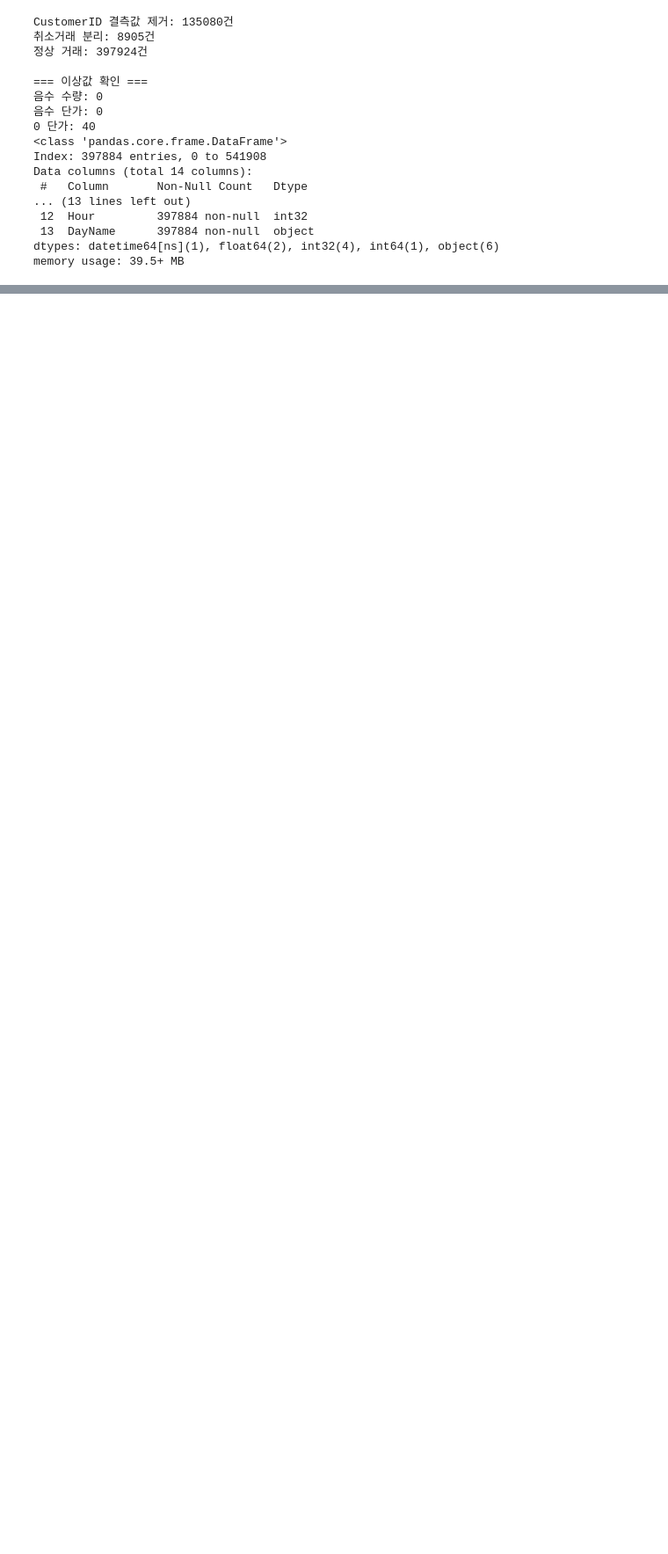
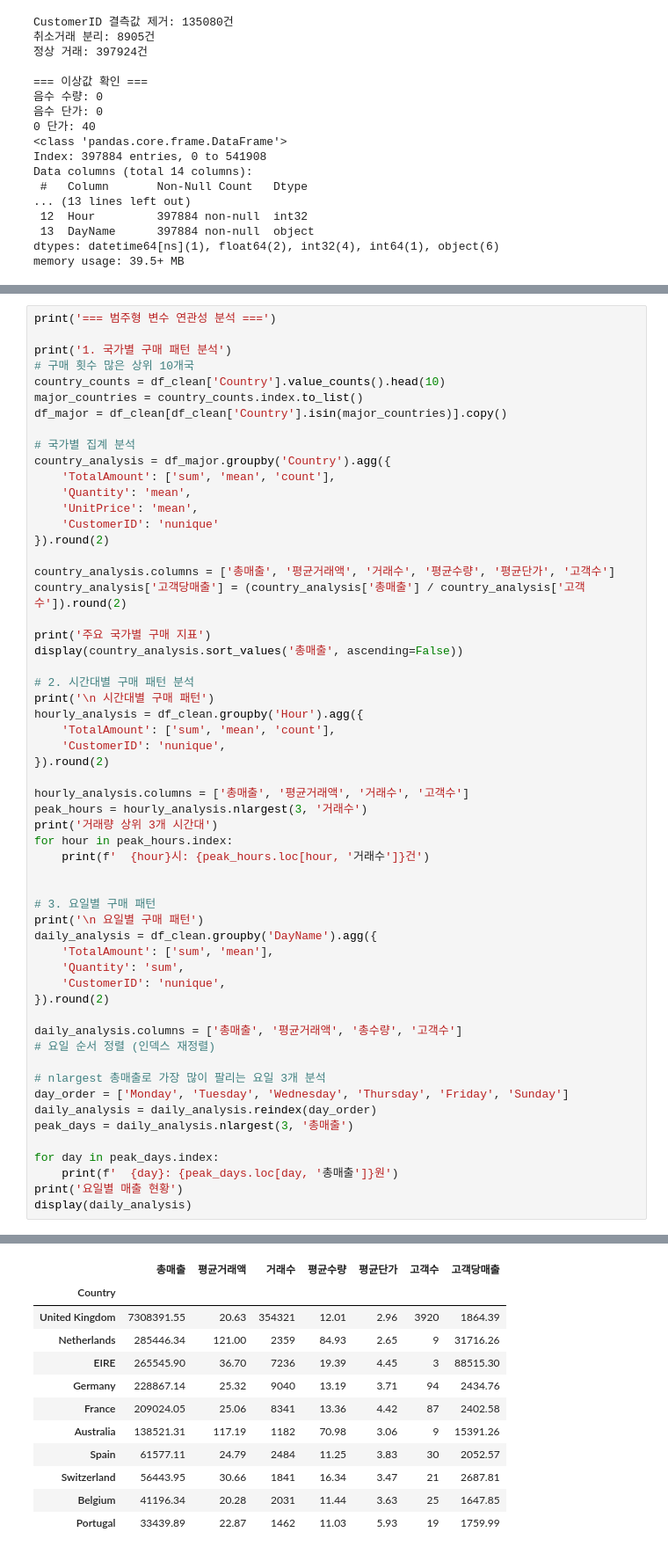
Before and after one commit to tipayo1/TIL, a Jupyter notebook: 데이터분석/06_corr.ipynb, the cells around one changed output, grey strips where cells are left out. Shown at 88% size. Saved outputs shown, nothing was run; the diff lists cells and outputs as text; blank space fills up the shorter version.

```diff
--- a/데이터분석/06_corr.ipynb
+++ b/데이터분석/06_corr.ipynb
@@ -247,0 +587,58 @@ correlation_data
+# %%
+print('=== 범주형 변수 연관성 분석 ===')
+
+print('1. 국가별 구매 패턴 분석')
+# 구매 횟수 많은 상위 10개국
+country_counts = df_clean['Country'].value_counts().head(10)
+major_countries = country_counts.index.to_list()
+df_major = df_clean[df_clean['Country'].isin(major_countries)].copy()
+
+# 국가별 집계 분석
+country_analysis = df_major.groupby('Country').agg({
+    'TotalAmount': ['sum', 'mean', 'count'],
+    'Quantity': 'mean',
+    'UnitPrice': 'mean',
+    'CustomerID': 'nunique'
+}).round(2)
+
+country_analysis.columns = ['총매출', '평균거래액', '거래수', '평균수량', '평균단가', '고객수']
+country_analysis['고객당매출'] = (country_analysis['총매출'] / country_analysis['고객수']).round(2)
+
+print('주요 국가별 구매 지표')
+display(country_analysis.sort_values('총매출', ascending=False))
+
+# 2. 시간대별 구매 패턴 분석
+print('\n 시간대별 구매 패턴')
+hourly_analysis = df_clean.groupby('Hour').agg({
+    'TotalAmount': ['sum', 'mean', 'count'],
+    'CustomerID': 'nunique',
+}).round(2)
+
+hourly_analysis.columns = ['총매출', '평균거래액', '거래수', '고객수']
+peak_hours = hourly_analysis.nlargest(3, '거래수')
+print('거래량 상위 3개 시간대')
+for hour in peak_hours.index:
+    print(f'  {hour}시: {peak_hours.loc[hour, '거래수']}건')
+
+
+# 3. 요일별 구매 패턴
+print('\n 요일별 구매 패턴')
+daily_analysis = df_clean.groupby('DayName').agg({
+    'TotalAmount': ['sum', 'mean'],
+    'Quantity': 'sum',
+    'CustomerID': 'nunique',
+}).round(2)
+
+daily_analysis.columns = ['총매출', '평균거래액', '총수량', '고객수']
+# 요일 순서 정렬 (인덱스 재정렬)
+
+# nlargest 총매출로 가장 많이 팔리는 요일 3개 분석
+day_order = ['Monday', 'Tuesday', 'Wednesday', 'Thursday', 'Friday', 'Sunday']
+daily_analysis = daily_analysis.reindex(day_order)
+peak_days = daily_analysis.nlargest(3, '총매출')
+
+for day in peak_days.index:
+    print(f'  {day}: {peak_days.loc[day, '총매출']}원')
+print('요일별 매출 현황')
+display(daily_analysis)
+# %% [output]
@@ -247,0 +648,12 @@ correlation_data
+|  | 총매출 | 평균거래액 | 거래수 | 평균수량 | 평균단가 | 고객수 | 고객당매출 |
+| Country |  |  |  |  |  |  |  |
+| United Kingdom | 7308391.55 | 20.63 | 354321 | 12.01 | 2.96 | 3920 | 1864.39 |
+| Netherlands | 285446.34 | 121.00 | 2359 | 84.93 | 2.65 | 9 | 31716.26 |
+| EIRE | 265545.90 | 36.70 | 7236 | 19.39 | 4.45 | 3 | 88515.30 |
+| Germany | 228867.14 | 25.32 | 9040 | 13.19 | 3.71 | 94 | 2434.76 |
+| France | 209024.05 | 25.06 | 8341 | 13.36 | 4.42 | 87 | 2402.58 |
+| Australia | 138521.31 | 117.19 | 1182 | 70.98 | 3.06 | 9 | 15391.26 |
+| Spain | 61577.11 | 24.79 | 2484 | 11.25 | 3.83 | 30 | 2052.57 |
+| Switzerland | 56443.95 | 30.66 | 1841 | 16.34 | 3.47 | 21 | 2687.81 |
+| Belgium | 41196.34 | 20.28 | 2031 | 11.44 | 3.63 | 25 | 1647.85 |
+| Portugal | 33439.89 | 22.87 | 1462 | 11.03 | 5.93 | 19 | 1759.99 |
```
Also changed, not shown: parts of 16 cells of this notebook.
